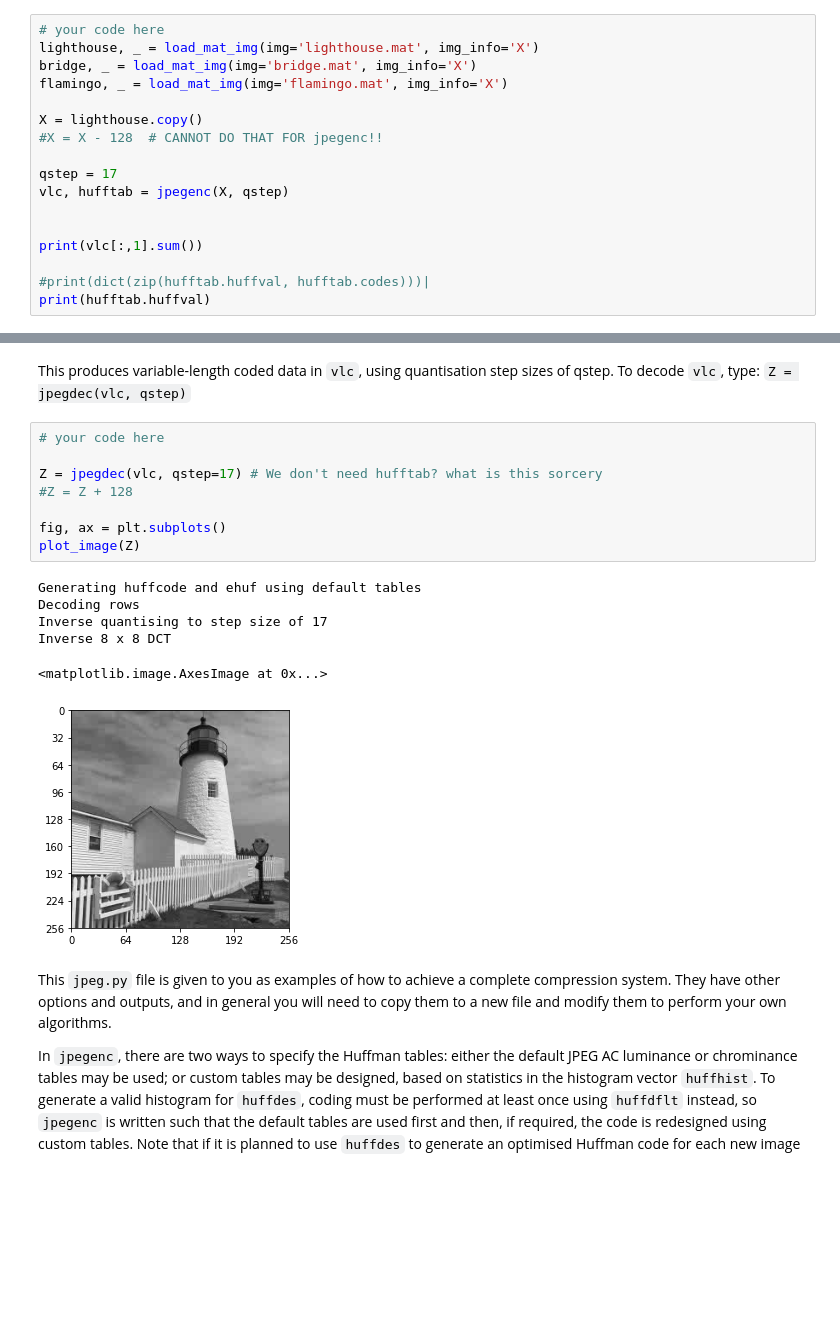
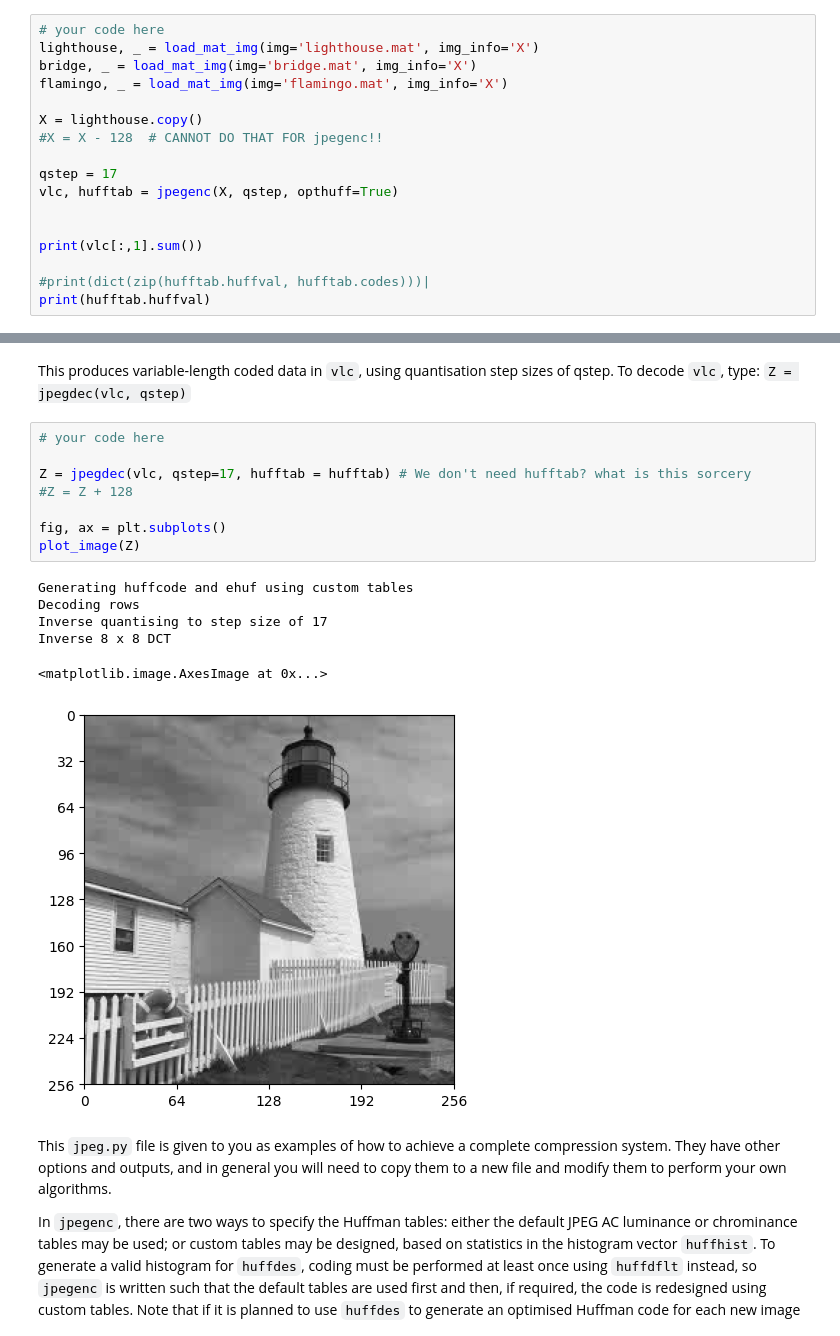
Before and after one commit to jet-tong/cued_sf2_lab, a Jupyter notebook: 12-huffman-jensen.ipynb, the cells around one changed output, grey strips where cells are left out. Drawn from its saved outputs; the diff is of its cells as text; blank space fills up the shorter version.

```diff
--- a/12-huffman-jensen.ipynb
+++ b/12-huffman-jensen.ipynb
@@ -130,7 +130,7 @@ X = lighthouse.copy()
 #X = X - 128  # CANNOT DO THAT FOR jpegenc!!
 
 qstep = 17
-vlc, hufftab = jpegenc(X, qstep)
+vlc, hufftab = jpegenc(X, qstep, opthuff=True)
 
 
 print(vlc[:,1].sum())
@@ -158,18 +161,18 @@ This produces variable-length coded data in `vlc`, using quantisation step sizes
 # %%
 # your code here
 
-Z = jpegdec(vlc, qstep=17) # We don't need hufftab? what is this sorcery
+Z = jpegdec(vlc, qstep=17, hufftab = hufftab) # We don't need hufftab? what is this sorcery
 #Z = Z + 128
 
 fig, ax = plt.subplots()
 plot_image(Z)
 # %% [output]
-Generating huffcode and ehuf using default tables
+Generating huffcode and ehuf using custom tables
 Decoding rows
 Inverse quantising to step size of 17
 Inverse 8 x 8 DCT
 <matplotlib.image.AxesImage at 0x...>
-[figure, old version]
+[figure, new version]
 # %% [markdown]
 This `jpeg.py` file is given to you as examples of how to achieve a complete compression
 system. They have other options and outputs, and in general you will need to copy them to a new
```
Also changed, not shown: parts of 4 cells of this notebook.
